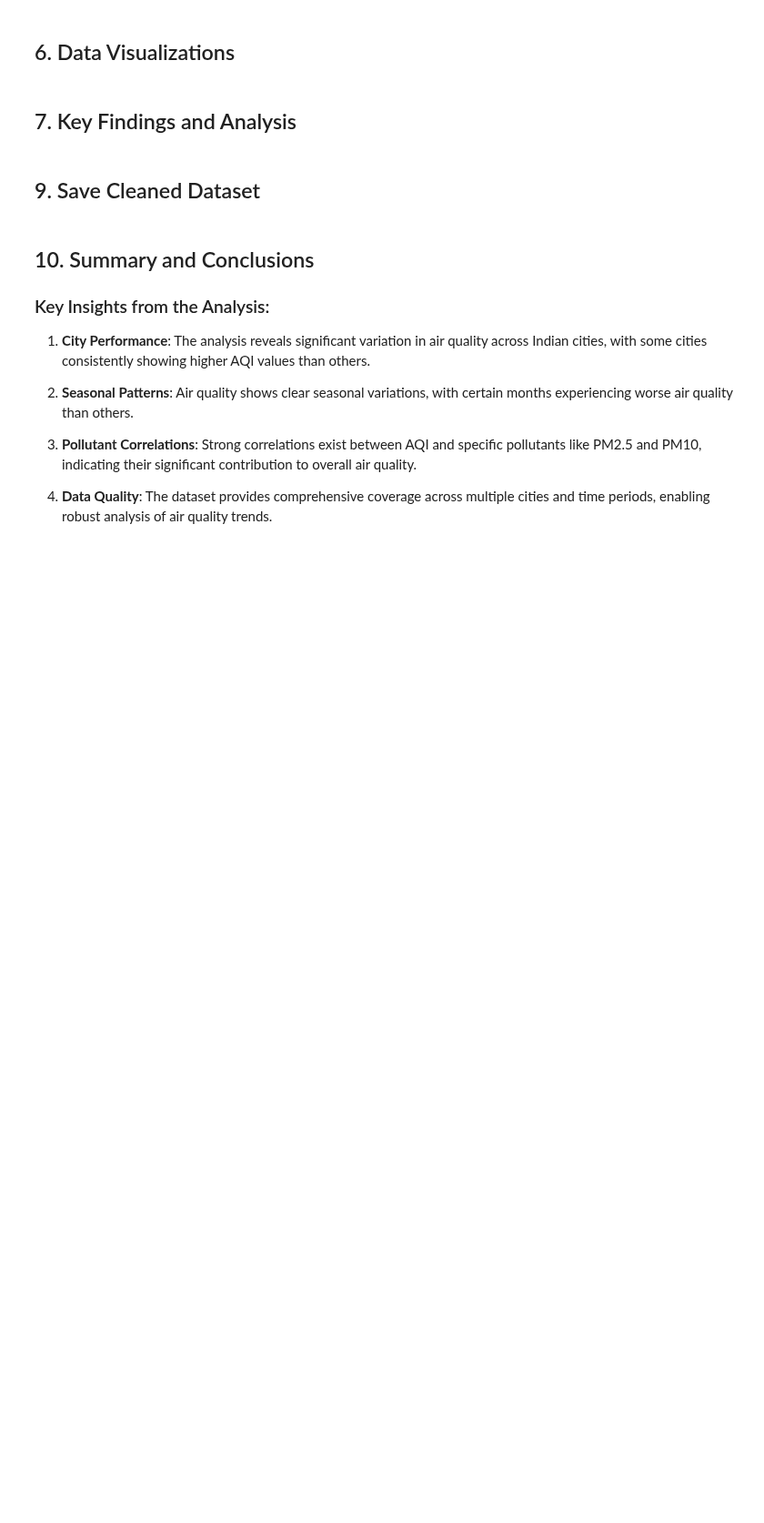
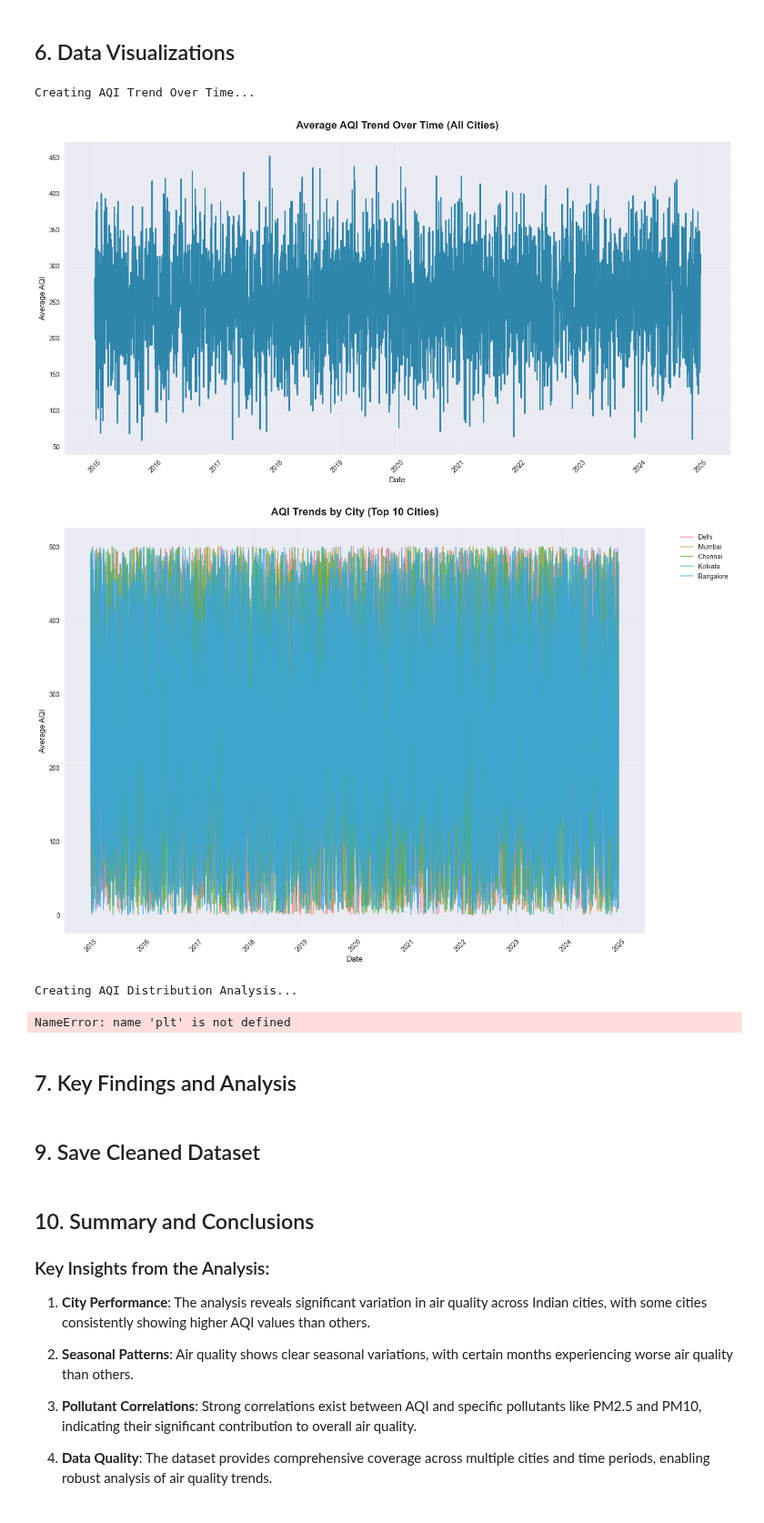
Before and after one commit to VIAMRSH123/DEV-AAT, a Jupyter notebook: air_quality_eda.ipynb, the cells around one changed output. Shown at 91% size. Cells and saved outputs as stored; diff of their text form; code cells hidden in the pictures; blank space fills up the shorter version.

```diff
--- a/air_quality_eda.ipynb
+++ b/air_quality_eda.ipynb
@@ -122,7 +174,7 @@ city_day_cleaned = city_day.copy()
 print(f"Original shape: {city_day_cleaned.shape}")
 
 # Convert Date column to datetime
-city_day_cleaned['Date'] = pd.to_datetime(city_day_cleaned['Date'])
+city_day_cleaned['Datetime'] = pd.to_datetime(city_day_cleaned['Datetime'])
 print(f"✅ Date column converted to datetime")
 
 # Check for duplicates
@@ -196,34 +279,38 @@ print(f"Standard Deviation: {city_day_cleaned['AQI'].std():.2f}")
 # %%
 # 1. Line Chart: AQI Trend Over Time
 print("Creating AQI Trend Over Time...")
 
 # Calculate daily average AQI across all cities
-daily_avg_aqi = city_day_cleaned.groupby('Date')['AQI'].mean().reset_index()
+daily_avg_aqi = city_day_cleaned.groupby('Datetime')['AQI'].mean().reset_index()
 
 plt.figure(figsize=(15, 8))
-plt.plot(daily_avg_aqi['Date'], daily_avg_aqi['AQI'], linewidth=2, color='#2E86AB')
+plt.plot(daily_avg_aqi['Datetime'], daily_avg_aqi['AQI'], linewidth=2, color='#2E86AB')
 plt.title('Average AQI Trend Over Time (All Cities)', fontsize=16, fontweight='bold', pad=20)
 plt.xlabel('Date', fontsize=12)
 plt.ylabel('Average AQI', fontsize=12)
 plt.grid(True, alpha=0.3)
 plt.xticks(rotation=45)
 plt.tight_layout()
 plt.show()
 
 # Also create a more detailed plot showing individual city trends
 plt.figure(figsize=(15, 10))
 for city in city_day_cleaned['City'].unique()[:10]:  # Show top 10 cities
-    city_data = city_day_cleaned[city_day_cleaned['City'] == city].groupby('Date')['AQI'].mean()
+    city_data = city_day_cleaned[city_day_cleaned['City'] == city].groupby('Datetime')['AQI'].mean()
     plt.plot(city_data.index, city_data.values, label=city, alpha=0.7, linewidth=1.5)
 
 plt.title('AQI Trends by City (Top 10 Cities)', fontsize=16, fontweight='bold', pad=20)
 plt.xlabel('Date', fontsize=12)
 plt.ylabel('Average AQI', fontsize=12)
 plt.legend(bbox_to_anchor=(1.05, 1), loc='upper left')
 plt.grid(True, alpha=0.3)
 plt.xticks(rotation=45)
 plt.tight_layout()
 plt.show()
+# %% [output]
+Creating AQI Trend Over Time...
+[figure, added]
+[figure, added]
 # %%
 # 2. Histogram/KDE: Distribution of AQI
 print("Creating AQI Distribution Analysis...")
@@ -262,6 +349,9 @@ axes[1, 1].tick_params(axis='x', rotation=45)
 
 plt.tight_layout()
 plt.show()
+# %% [output]
+Creating AQI Distribution Analysis...
+NameError: name 'plt' is not defined
 # %%
 # 3. Bar Chart: Top 10 Most Polluted Cities (Average AQI)
 print("Creating Top 10 Most Polluted Cities Chart...")
```
Also changed, not shown: parts of 6 cells of this notebook, 6 other files.
